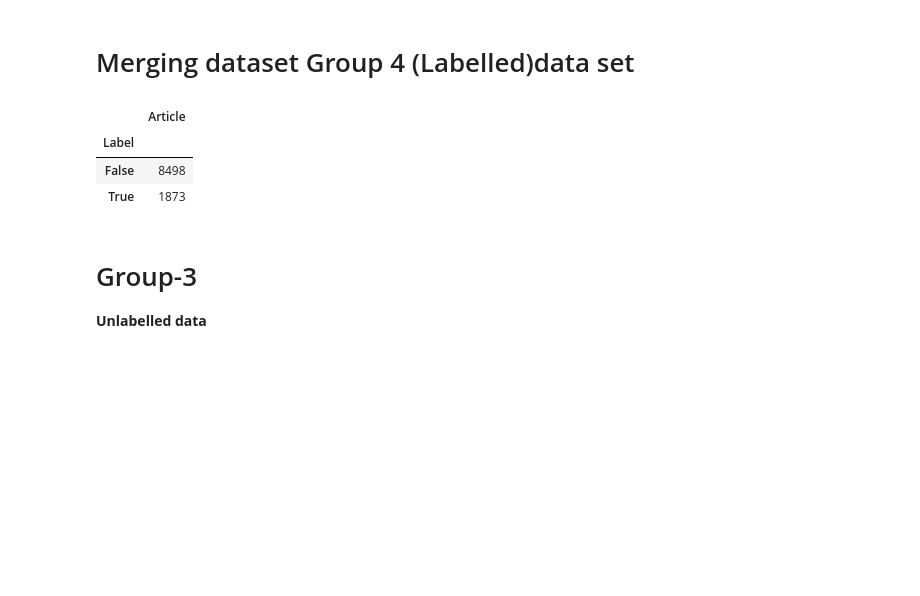
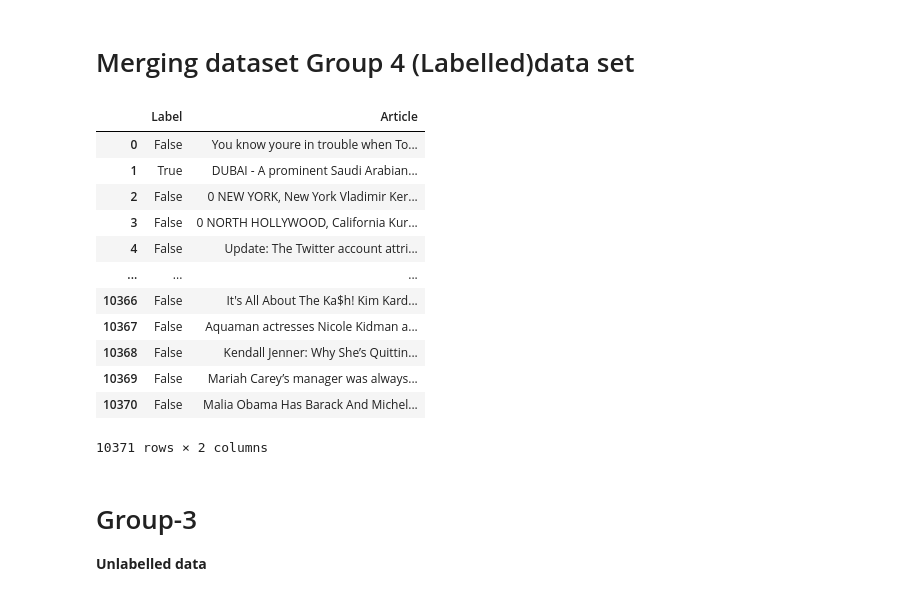
Before and after one commit to bksaini078/fake_news_detection, a Jupyter notebook: Data_Processing/Data_Merging.ipynb, the cells around one changed output. Saved outputs shown, nothing was run; the diff lists cells and outputs as text; code cells hidden in the pictures; blank space fills up the shorter version.

```diff
--- a/Data_Processing/Data_Merging.ipynb
+++ b/Data_Processing/Data_Merging.ipynb
@@ -89,14 +103,24 @@ Parez_Rosas.groupby('Label').count()
 # %%
 label_frames = [misinfo_emergent, misinfo_snopes, Parez_Rosas]
 
 labeled_dataset = pd.concat(label_frames,sort=False,ignore_index=True)
-labeled_dataset=label_dataset.reset_index(drop=True)
+labeled_dataset=labeled_dataset.reset_index(drop=True)
+# labeled_dataset.groupby('Label').count()
 labeled_dataset
 # %% [output]
-|  | Article |
-| Label |  |
-| False | 8498 |
-| True | 1873 |
+|  | Label | Article |
+| 0 | False | You know youre in trouble when To... |
+| 1 | True | DUBAI - A prominent Saudi Arabian... |
+| 2 | False | 0 NEW YORK, New York Vladimir Ker... |
+| 3 | False | 0 NORTH HOLLYWOOD, California Kur... |
+| 4 | False | Update: The Twitter account attri... |
+| ... | ... | ... |
+| 10366 | False | It's All About The Ka$h! Kim Kard... |
+| 10367 | False | Aquaman actresses Nicole Kidman a... |
+| 10368 | False | Kendall Jenner: Why She’s Quittin... |
+| 10369 | False | Mariah Carey’s manager was always... |
+| 10370 | False | Malia Obama Has Barack And Michel... |
+10371 rows × 2 columns
 # %% [markdown]
 # Group-3
 
```
Also changed, not shown: parts of 3 cells of this notebook.
